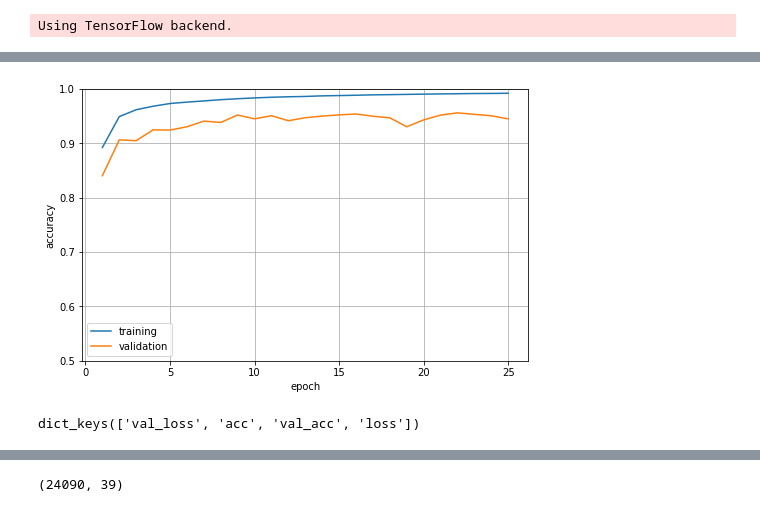
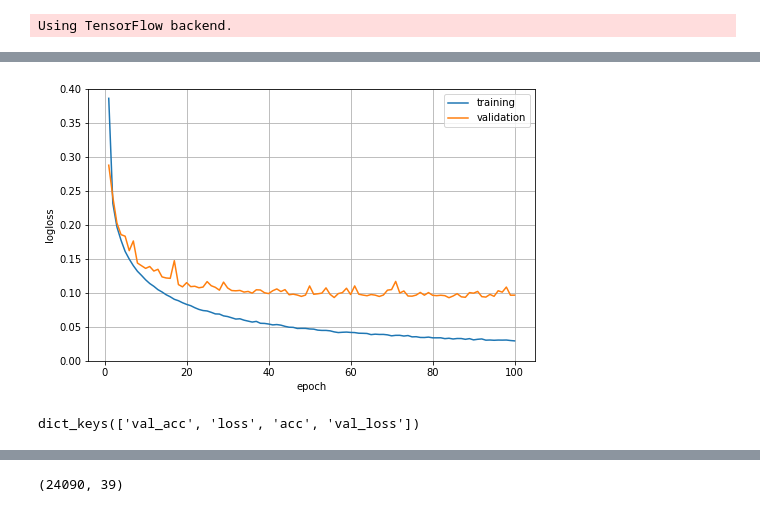
Before and after one commit to IceFlameWorm/qpair, a Jupyter notebook: models/validate_on_new_sampled_data.ipynb, the cells around one changed output, grey strips where cells are left out. Cells and saved outputs as stored; diff of their text form; code cells hidden in the pictures.

```diff
--- a/models/validate_on_new_sampled_data.ipynb
+++ b/models/validate_on_new_sampled_data.ipynb
@@ -20,13 +20,13 @@ from baselines import MODEL_WEM_ATTENTION
 
 MODEL_WEIGHTS_FILE = './keras_saved_models/baseline_model_wem.h5'
 
-KN_PAIRS_SAMPLED_PATH = '/root/mounted/datasets/data_0520/intermediate/'
+KN_PAIRS_SAMPLED_PATH = '/root/mounted/datasets/data_0521/intermediate/'
 KN_PAIRS_SAMPLED_WIDS_CIDS_TRAIN_PKL = os.path.join(KN_PAIRS_SAMPLED_PATH, 'kn_pairs_sampled_wids_cids_train.pkl')
 KN_PAIRS_SAMPLED_WIDS_CIDS_TEST_PKL = os.path.join(KN_PAIRS_SAMPLED_PATH, 'kn_pairs_sampled_wids_cids_test.pkl')
 
 VALIDATION_SPLIT = 0.01
 RNG_SEED = 13371447
-NB_EPOCHS = 25
+NB_EPOCHS = 100
 BATCH_SIZE = 1024
 # %%
 # 加载模型
@@ -114,7 +114,7 @@ labels_test = kn_test_wids_cids_padded['label']
 # %%
 print("Starting training at", datetime.datetime.now())
 t0 = time.time()
-callbacks = [ModelCheckpoint(MODEL_WEIGHTS_FILE, monitor='val_acc', save_best_only=True)]
+callbacks = [ModelCheckpoint(MODEL_WEIGHTS_FILE, monitor='val_acc', save_best_only=True),TensorBoard(log_dir='/root/mounted/tensorboard/log')]
 history = model.fit([q1_train, q2_train],
                     labels_train,
                     epochs=NB_EPOCHS,
@@ -147,14 +147,14 @@ Minutes elapsed: 6.360049
 # %%
 acc = pd.DataFrame({'epoch': [ i + 1 for i in history.epoch ],
-                    'training': history.history['acc'],
-                    'validation': history.history['val_acc']})
+                    'training': history.history['loss'],
+                    'validation': history.history['val_loss']})
 ax = acc.iloc[:,:].plot(x='epoch', figsize=(8,5), grid=True)
-ax.set_ylabel("accuracy")
-ax.set_ylim([0.5,1.0]);
+ax.set_ylabel("logloss")
+ax.set_ylim([0.0,0.4]);
 # %% [output]
-[figure, old version]
+[figure, new version]
 # %%
 history.history.keys()
 # %% [output]
-dict_keys(['val_loss', 'acc', 'val_acc', 'loss'])
+dict_keys(['val_acc', 'loss', 'acc', 'val_loss'])
 # %%
```
Also changed, not shown: parts of 14 cells of this notebook, 2 other files.
